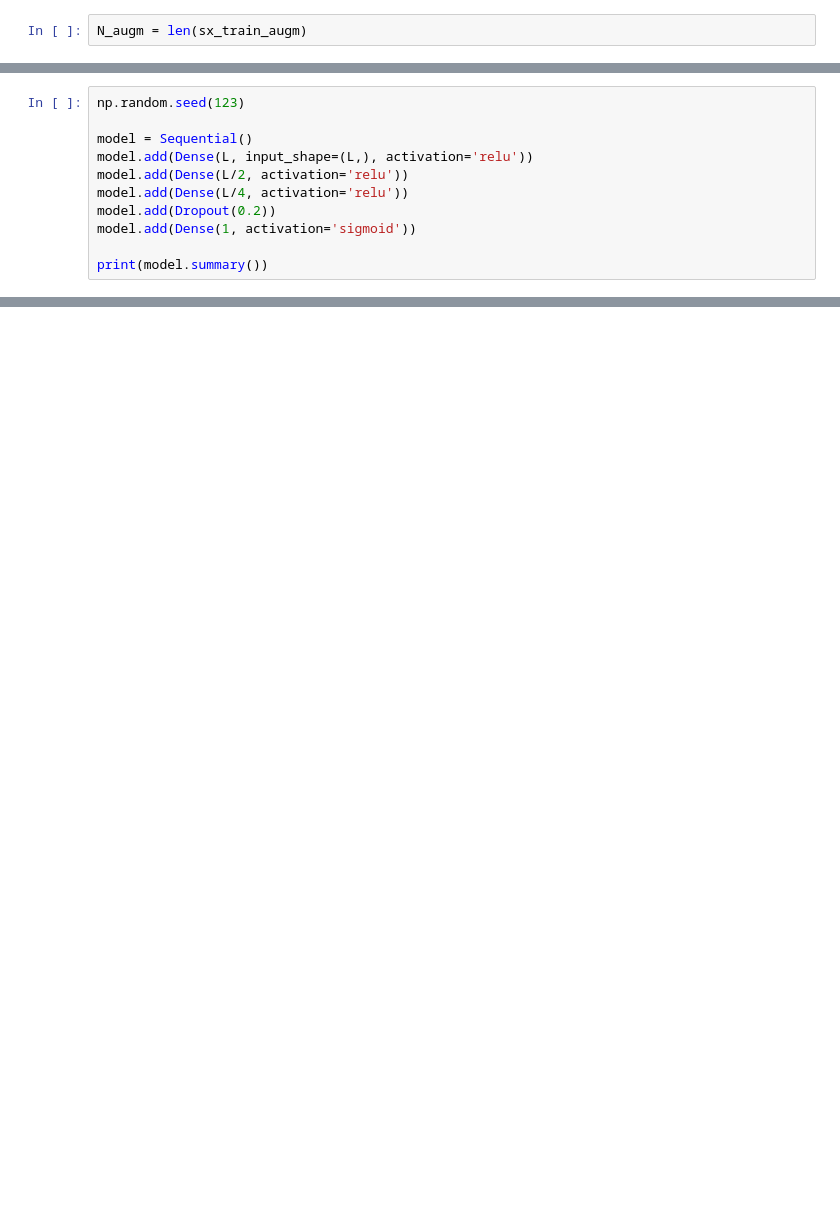
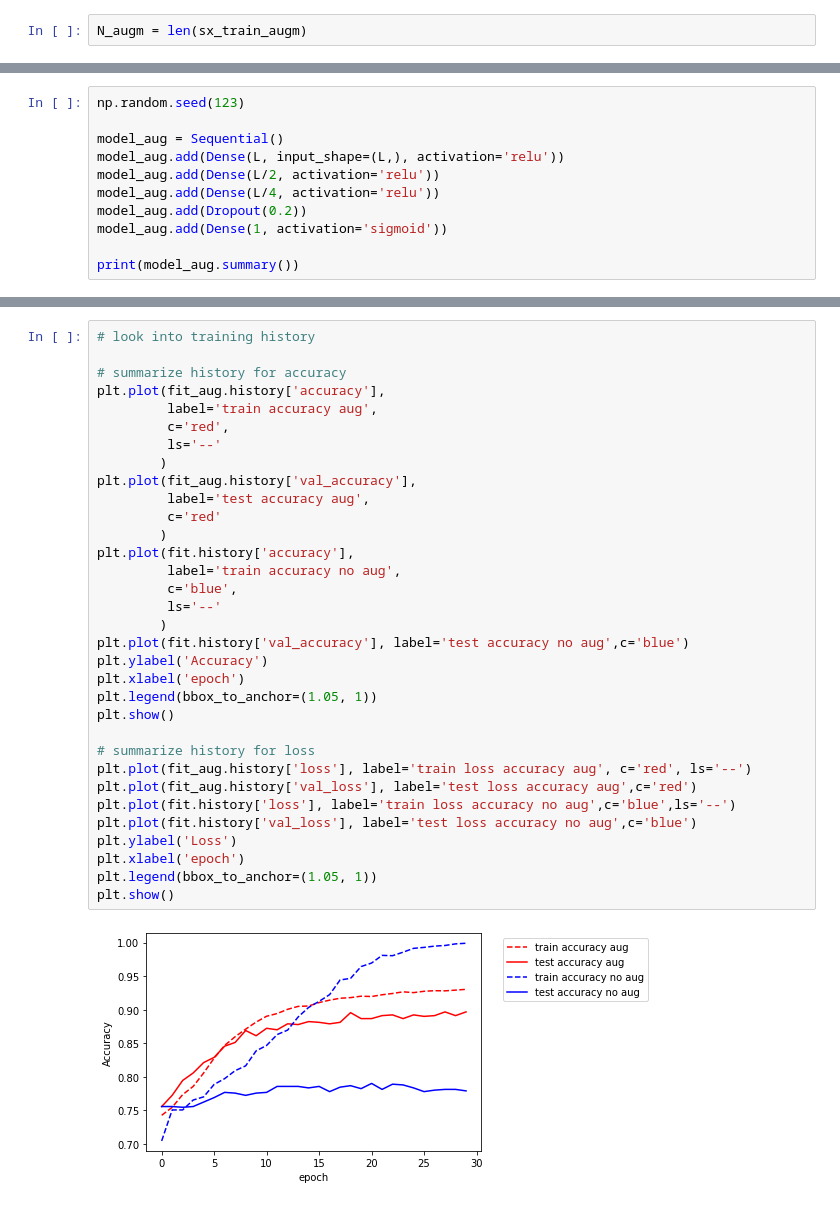
Before and after one commit to giuliacampesan/UniversityAssignments, a Jupyter notebook: 02_week/LoCPdown_exercise2.ipynb, the cells around one changed output, grey strips where cells are left out. Saved outputs shown, nothing was run; the diff lists cells and outputs as text; blank space fills up the shorter version.

```diff
--- a/02_week/LoCPdown_exercise2.ipynb
+++ b/02_week/LoCPdown_exercise2.ipynb
@@ -215,12 +217,12 @@ print( type(y_train_augm) )
 # %%
 np.random.seed(123)
 
-model = Sequential()
-model.add(Dense(L, input_shape=(L,), activation='relu'))
-model.add(Dense(L/2, activation='relu'))
-model.add(Dense(L/4, activation='relu'))
-model.add(Dropout(0.2))
-model.add(Dense(1, activation='sigmoid'))
+model_aug = Sequential()
+model_aug.add(Dense(L, input_shape=(L,), activation='relu'))
+model_aug.add(Dense(L/2, activation='relu'))
+model_aug.add(Dense(L/4, activation='relu'))
+model_aug.add(Dropout(0.2))
+model_aug.add(Dense(1, activation='sigmoid'))
 
-print(model.summary())
+print(model_aug.summary())
 # %% [output]
@@ -303,0 +284,35 @@ Test accuracy: 0.8833333253860474
+# %%
+# look into training history
+
+# summarize history for accuracy
+plt.plot(fit_aug.history['accuracy'],
+         label='train accuracy aug',
+         c='red',
+         ls='--'
+        )
+plt.plot(fit_aug.history['val_accuracy'],
+         label='test accuracy aug',
+         c='red'
+        )
+plt.plot(fit.history['accuracy'],
+         label='train accuracy no aug',
+         c='blue',
+         ls='--'
+        )
+plt.plot(fit.history['val_accuracy'], label='test accuracy no aug',c='blue')
+plt.ylabel('Accuracy')
+plt.xlabel('epoch')
+plt.legend(bbox_to_anchor=(1.05, 1))
+plt.show()
+
+# summarize history for loss
+plt.plot(fit_aug.history['loss'], label='train loss accuracy aug', c='red', ls='--')
+plt.plot(fit_aug.history['val_loss'], label='test loss accuracy aug',c='red')
+plt.plot(fit.history['loss'], label='train loss accuracy no aug',c='blue',ls='--')
+plt.plot(fit.history['val_loss'], label='test loss accuracy no aug',c='blue')
+plt.ylabel('Loss')
+plt.xlabel('epoch')
+plt.legend(bbox_to_anchor=(1.05, 1))
+plt.show()
+# %% [output]
+[figure, added]
```
Also changed, not shown: parts of 16 cells of this notebook, 1 other file.
